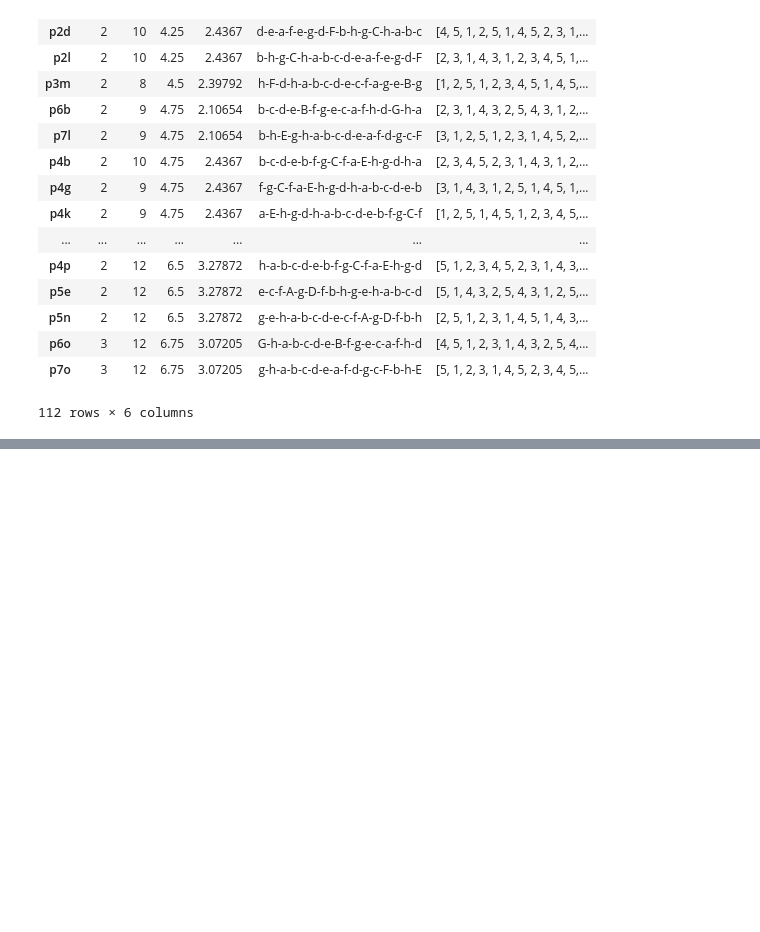
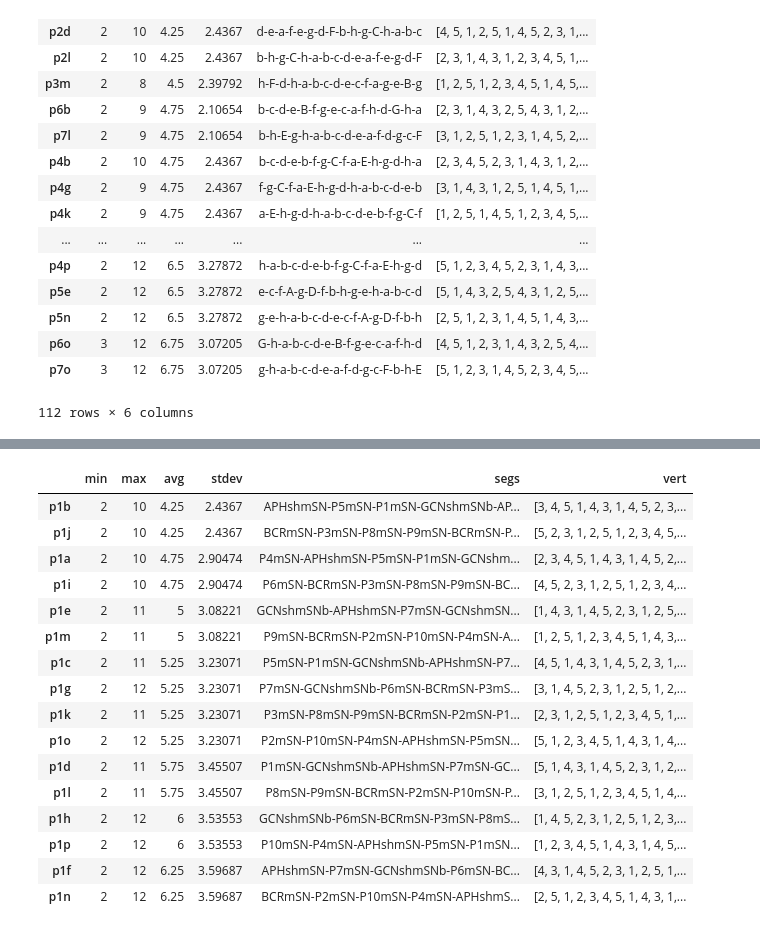
Before and after one commit to NIC-SBI/CC_protein_origami, a Jupyter notebook: notebooks/distance-in-topologies.ipynb, the cells around one changed output, grey strips where cells are left out. Saved outputs shown, nothing was run; the diff lists cells and outputs as text; code cells hidden in the pictures; blank space fills up the shorter version.

```diff
--- a/notebooks/distance-in-topologies.ipynb
+++ b/notebooks/distance-in-topologies.ipynb
@@ -172,0 +196,7 @@ df.to_excel('distances-between-segments-all-topologies-all-permuataions.xls')
+# %%
+#this is p1b
+segments = "APHshmSN-P5mSN-P1mSN-GCNshmSNb-APHshmSN-P7mSN-GCNshmSNb-P6mSN-BCRmSN-P3mSN-P8mSN-P9mSN-BCRmSN-P2mSN-P10mSN-P4mSN".split("-")
+print(segments)
+#get to p1a
+segments = permute_segment_left(segments, -1)
+print(segments)
@@ -172,0 +206,9 @@ df.to_excel('distances-between-segments-all-topologies-all-permuataions.xls')
+# %%
+n=0
+for p in range(len(segments)):
+    name = get_permutation_name('p1',p)
+    print(name)
+    perm = permute_segment_left(segments, p)
+    perm = "-".join(perm)
+    p1.loc[name, 'segs'] = perm
+    print(perm)
@@ -172,0 +233,21 @@ df.to_excel('distances-between-segments-all-topologies-all-permuataions.xls')
+# %%
+p1=p1.sort_values(by='avg stdev min'.split())
+p1
+# %% [output]
+|  | min | max | avg | stdev | segs | vert |
+| p1b | 2 | 10 | 4.25 | 2.4367 | APHshmSN-P5mSN-P1mSN-GCNshmSNb-AP... | [3, 4, 5, 1, 4, 3, 1, 4, 5, 2, 3,... |
+| p1j | 2 | 10 | 4.25 | 2.4367 | BCRmSN-P3mSN-P8mSN-P9mSN-BCRmSN-P... | [5, 2, 3, 1, 2, 5, 1, 2, 3, 4, 5,... |
+| p1a | 2 | 10 | 4.75 | 2.90474 | P4mSN-APHshmSN-P5mSN-P1mSN-GCNshm... | [2, 3, 4, 5, 1, 4, 3, 1, 4, 5, 2,... |
+| p1i | 2 | 10 | 4.75 | 2.90474 | P6mSN-BCRmSN-P3mSN-P8mSN-P9mSN-BC... | [4, 5, 2, 3, 1, 2, 5, 1, 2, 3, 4,... |
+| p1e | 2 | 11 | 5 | 3.08221 | GCNshmSNb-APHshmSN-P7mSN-GCNshmSN... | [1, 4, 3, 1, 4, 5, 2, 3, 1, 2, 5,... |
+| p1m | 2 | 11 | 5 | 3.08221 | P9mSN-BCRmSN-P2mSN-P10mSN-P4mSN-A... | [1, 2, 5, 1, 2, 3, 4, 5, 1, 4, 3,... |
+| p1c | 2 | 11 | 5.25 | 3.23071 | P5mSN-P1mSN-GCNshmSNb-APHshmSN-P7... | [4, 5, 1, 4, 3, 1, 4, 5, 2, 3, 1,... |
+| p1g | 2 | 12 | 5.25 | 3.23071 | P7mSN-GCNshmSNb-P6mSN-BCRmSN-P3mS... | [3, 1, 4, 5, 2, 3, 1, 2, 5, 1, 2,... |
+| p1k | 2 | 11 | 5.25 | 3.23071 | P3mSN-P8mSN-P9mSN-BCRmSN-P2mSN-P1... | [2, 3, 1, 2, 5, 1, 2, 3, 4, 5, 1,... |
+| p1o | 2 | 12 | 5.25 | 3.23071 | P2mSN-P10mSN-P4mSN-APHshmSN-P5mSN... | [5, 1, 2, 3, 4, 5, 1, 4, 3, 1, 4,... |
+| p1d | 2 | 11 | 5.75 | 3.45507 | P1mSN-GCNshmSNb-APHshmSN-P7mSN-GC... | [5, 1, 4, 3, 1, 4, 5, 2, 3, 1, 2,... |
+| p1l | 2 | 11 | 5.75 | 3.45507 | P8mSN-P9mSN-BCRmSN-P2mSN-P10mSN-P... | [3, 1, 2, 5, 1, 2, 3, 4, 5, 1, 4,... |
+| p1h | 2 | 12 | 6 | 3.53553 | GCNshmSNb-P6mSN-BCRmSN-P3mSN-P8mS... | [1, 4, 5, 2, 3, 1, 2, 5, 1, 2, 3,... |
+| p1p | 2 | 12 | 6 | 3.53553 | P10mSN-P4mSN-APHshmSN-P5mSN-P1mSN... | [1, 2, 3, 4, 5, 1, 4, 3, 1, 4, 5,... |
+| p1f | 2 | 12 | 6.25 | 3.59687 | APHshmSN-P7mSN-GCNshmSNb-P6mSN-BC... | [4, 3, 1, 4, 5, 2, 3, 1, 2, 5, 1,... |
+| p1n | 2 | 12 | 6.25 | 3.59687 | BCRmSN-P2mSN-P10mSN-P4mSN-APHshmS... | [2, 5, 1, 2, 3, 4, 5, 1, 4, 3, 1,... |
```
Also changed, not shown: parts of 8 cells of this notebook, 1 other file.
